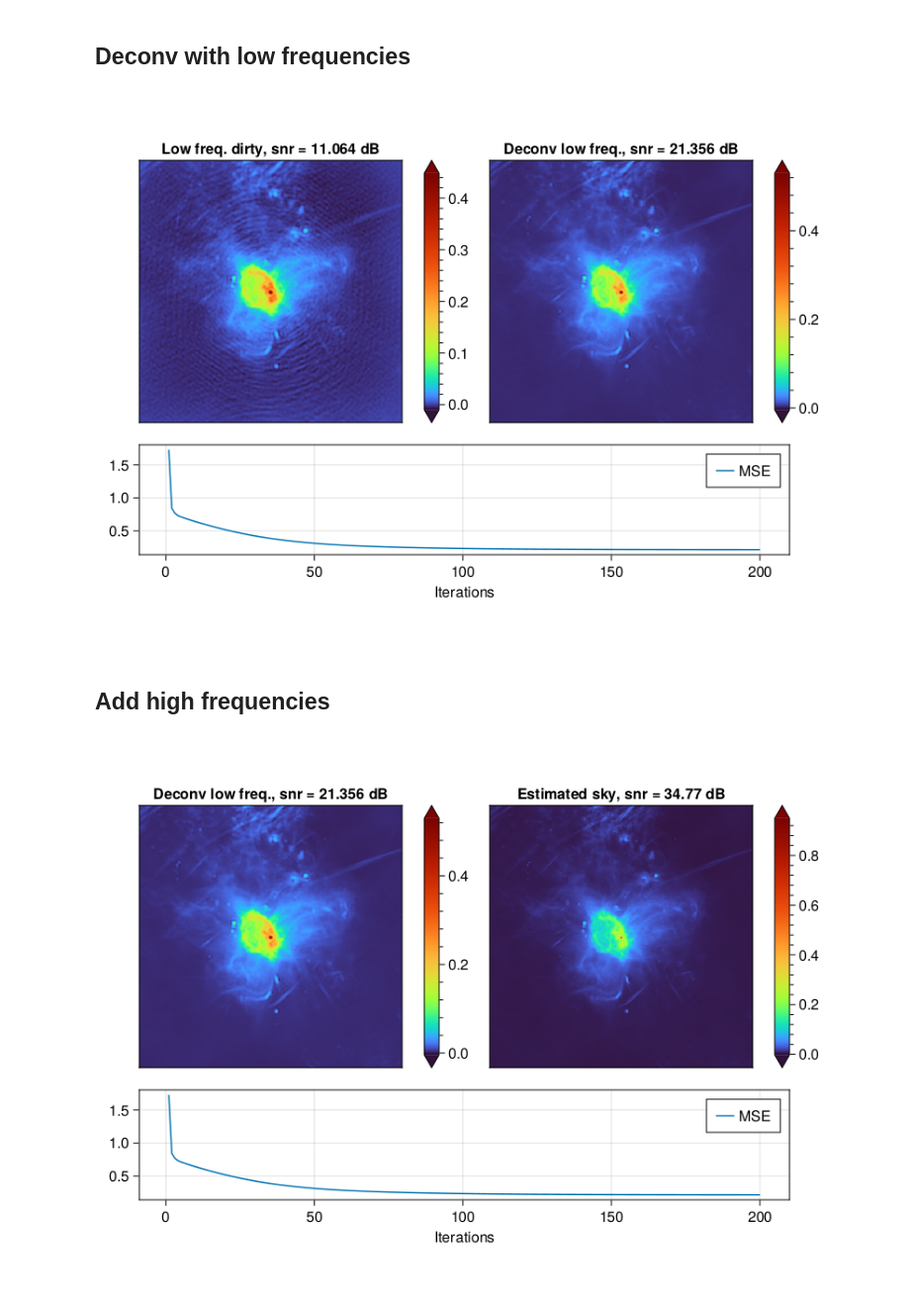
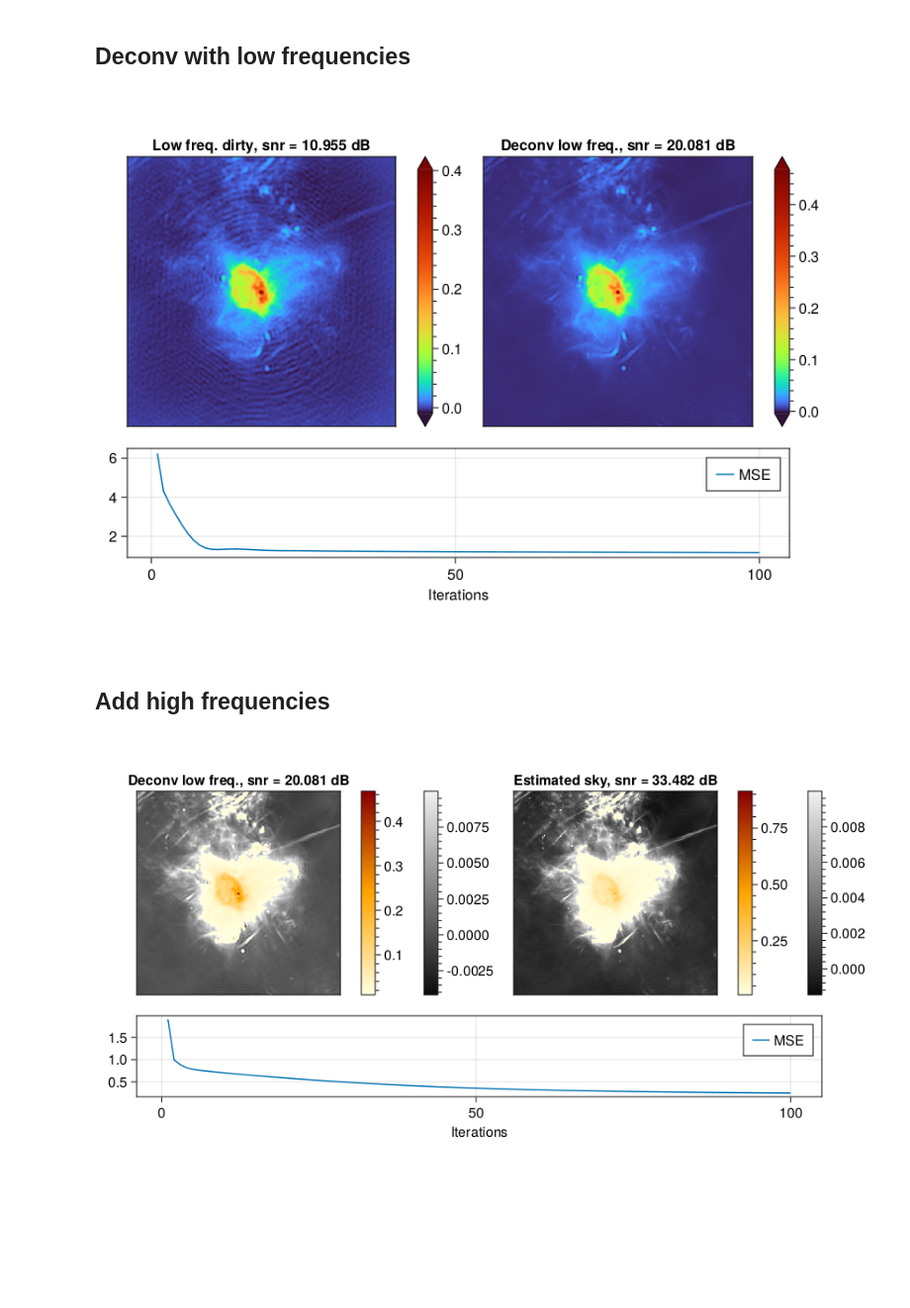
Before and after one commit to andferrari/DeconvMultiStep.jl, a Jupyter notebook: notebooks/main_meerkat.ipynb, the cells around one changed output. Shown at 99% size. Drawn from its saved outputs; the diff is of its cells as text; code cells hidden in the pictures; blank space fills up the shorter version.

```diff
--- a/notebooks/main_meerkat.ipynb
+++ b/notebooks/main_meerkat.ipynb
@@ -26,9 +26,10 @@ bases = make_bases("uvgen-test.txt", n_pix)
 
 # split bases and make psf's
 
-ℓ = 70.0 # baseline threshold (in pixels)
+ℓ = 60.0 # baseline center frequency (in pixels)
+δ = 20.0  # baseline half width (in pixels)
 
-psf, uv = make_psf(bases, n_pix,  ℓ)
+psf, uv = make_psf(bases, n_pix, ℓ, δ)
 println("# short bases: $(sum(uv.low))")
 println("# long bases: $(sum(uv.high))")
 
@@ -69,19 +70,19 @@ titles = ["Low freq. dirty, snr = $(snr(sky, dirty.low)) dB"
 fig = plot_deconv(dirty.low, sky, i_low, mse, titles)
 #save("../../paper/figs/recon_low.png", fig, px_per_unit = 4)
 # %% [output]
-[figure, old version]
+[figure, new version]
 # %% [markdown]
 ## Add high frequencies
 # %%
 G = sqrt(sum(uv.high)/sum(uv.low))*low_pass(ℓ, n_pix)
 
 η = compute_step(psf.high; G=G)
-i_multistep, mse = fista(psf.high, dirty.high, 1e-4, 200, η; G=G, i₀ = i_low, sky=sky);
+i_multistep, mse = fista(psf.high, dirty.high, 1e-4, 100, η; G=G, i₀ = i_low, sky=sky);
 # %%
 titles = ["Deconv low freq., snr = $(snr(sky, i_low)) dB",
         "Estimated sky, snr = $(snr(sky, i_multistep)) dB"]
-fig = plot_deconv(i_low, sky, i_multistep, mse, titles)
+fig = plot_deconv_(i_low, sky, i_multistep, mse, titles)
 
 #save("../../paper/figs/recon_2steps.png", fig, px_per_unit = 4)
 # %% [output]
-[figure, old version]
+[figure, new version]
```
Also changed, not shown: parts of 13 cells of this notebook, 7 other files.
